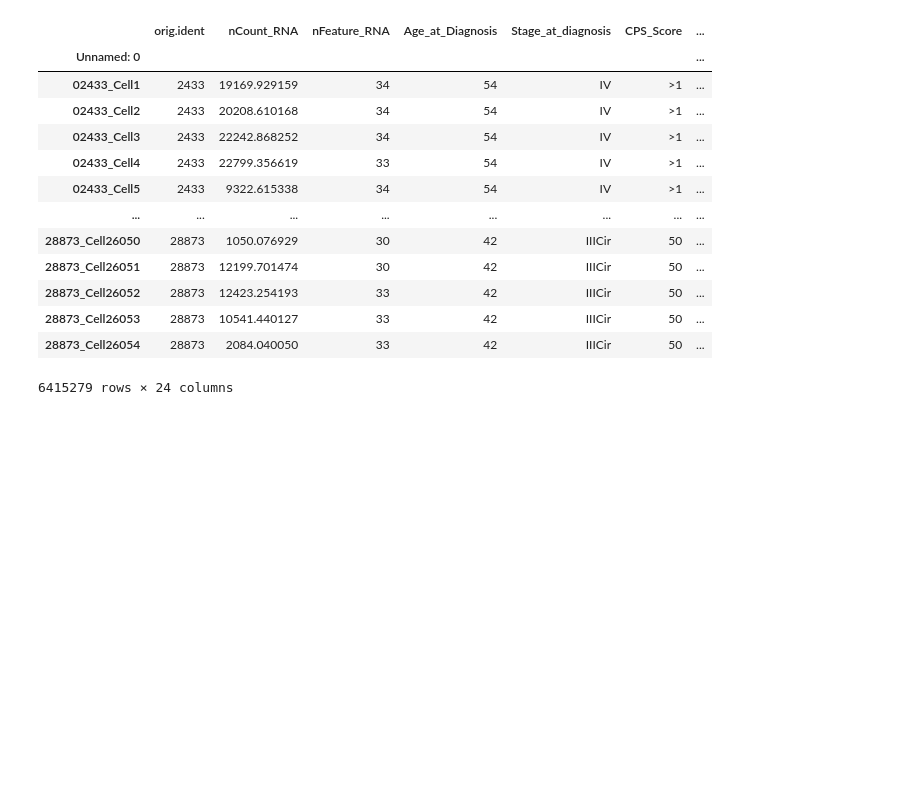
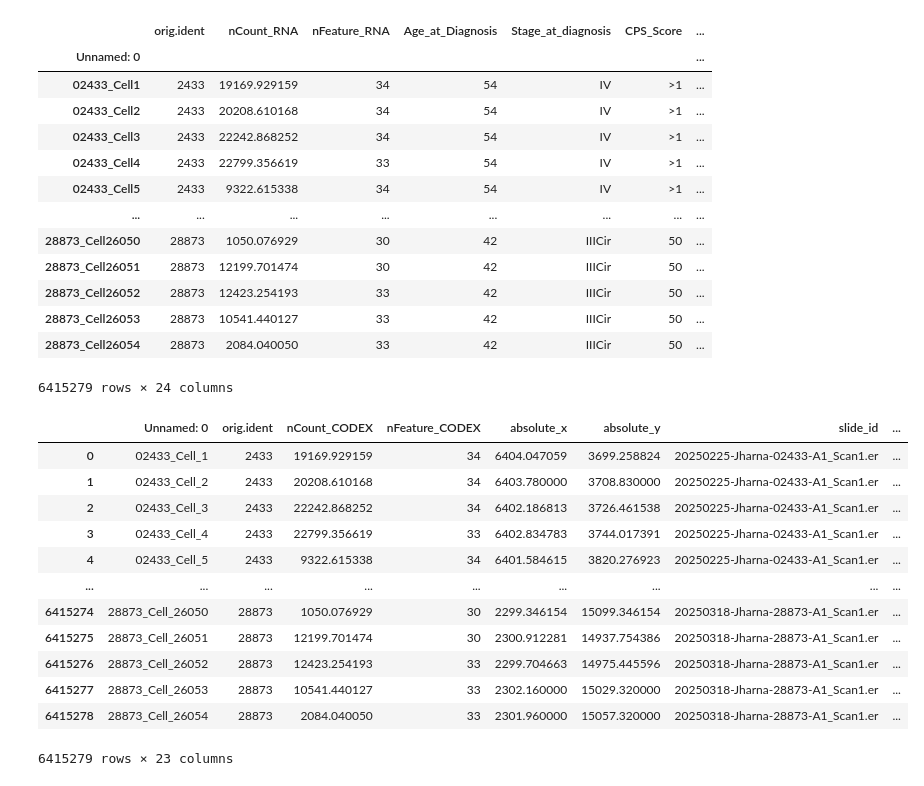
Before and after one commit to FenyoLab/EC_codeximaging, a Jupyter notebook: notebooks/celesta_data_prep_cervical.ipynb, the cells around one changed output. Drawn from its saved outputs; the diff is of its cells as text; code cells hidden in the pictures; blank space fills up the shorter version.

```diff
--- a/notebooks/celesta_data_prep_cervical.ipynb
+++ b/notebooks/celesta_data_prep_cervical.ipynb
@@ -224,3 +224,22 @@ metadata
 6415279 rows × 24 columns
 # %%
 metadata.to_csv("/gpfs/home/yb2612/yb2612_fenyo/data/seurat_objects/Cervical_v5_obj_metadata_noUnknown.csv", index=True)
+# %%
+# checking linda's metadata
+import pandas as pd
+total_metadata = pd.read_csv("/gpfs/home/yb2612/yb2612_fenyo/data/seurat_objects/Cervical_srtv4_total_metadata.csv")
+total_metadata
+# %% [output]
+|  | Unnamed: 0 | orig.ident | nCount_CODEX | nFeature_CODEX | absolute_x | absolute_y | slide_id | ... |
+| 0 | 02433_Cell_1 | 2433 | 19169.929159 | 34 | 6404.047059 | 3699.258824 | 20250225-Jharna-02433-A1_Scan1.er | ... |
+| 1 | 02433_Cell_2 | 2433 | 20208.610168 | 34 | 6403.780000 | 3708.830000 | 20250225-Jharna-02433-A1_Scan1.er | ... |
+| 2 | 02433_Cell_3 | 2433 | 22242.868252 | 34 | 6402.186813 | 3726.461538 | 20250225-Jharna-02433-A1_Scan1.er | ... |
+| 3 | 02433_Cell_4 | 2433 | 22799.356619 | 33 | 6402.834783 | 3744.017391 | 20250225-Jharna-02433-A1_Scan1.er | ... |
+| 4 | 02433_Cell_5 | 2433 | 9322.615338 | 34 | 6401.584615 | 3820.276923 | 20250225-Jharna-02433-A1_Scan1.er | ... |
+| ... | ... | ... | ... | ... | ... | ... | ... | ... |
+| 6415274 | 28873_Cell_26050 | 28873 | 1050.076929 | 30 | 2299.346154 | 15099.346154 | 20250318-Jharna-28873-A1_Scan1.er | ... |
+| 6415275 | 28873_Cell_26051 | 28873 | 12199.701474 | 30 | 2300.912281 | 14937.754386 | 20250318-Jharna-28873-A1_Scan1.er | ... |
+| 6415276 | 28873_Cell_26052 | 28873 | 12423.254193 | 33 | 2299.704663 | 14975.445596 | 20250318-Jharna-28873-A1_Scan1.er | ... |
+| 6415277 | 28873_Cell_26053 | 28873 | 10541.440127 | 33 | 2302.160000 | 15029.320000 | 20250318-Jharna-28873-A1_Scan1.er | ... |
+| 6415278 | 28873_Cell_26054 | 28873 | 2084.040050 | 33 | 2301.960000 | 15057.320000 | 20250318-Jharna-28873-A1_Scan1.er | ... |
+6415279 rows × 23 columns
```
Also changed, not shown: parts of 3 cells of this notebook, 2 other files.
